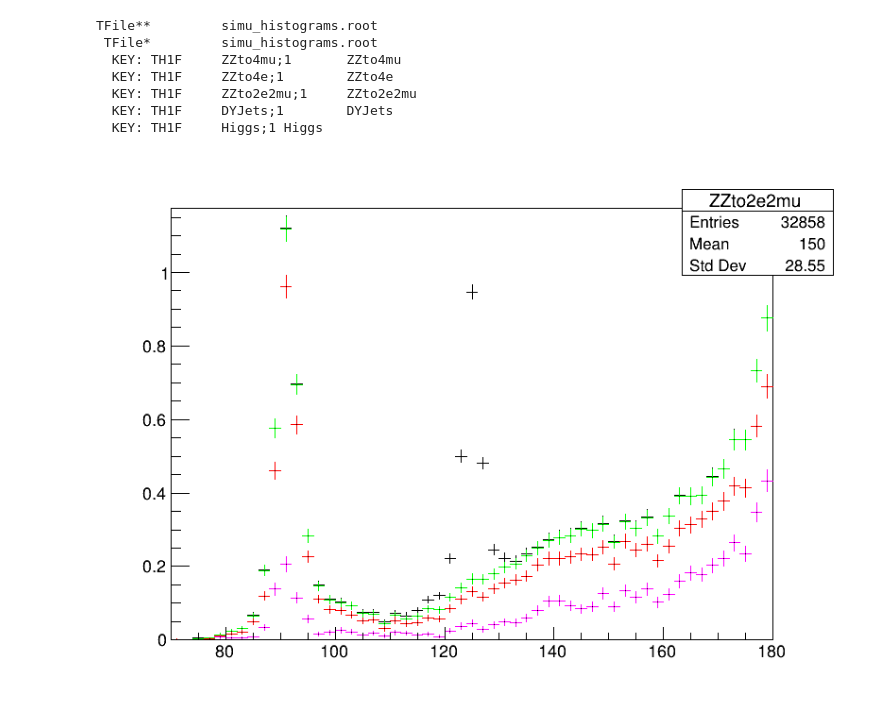
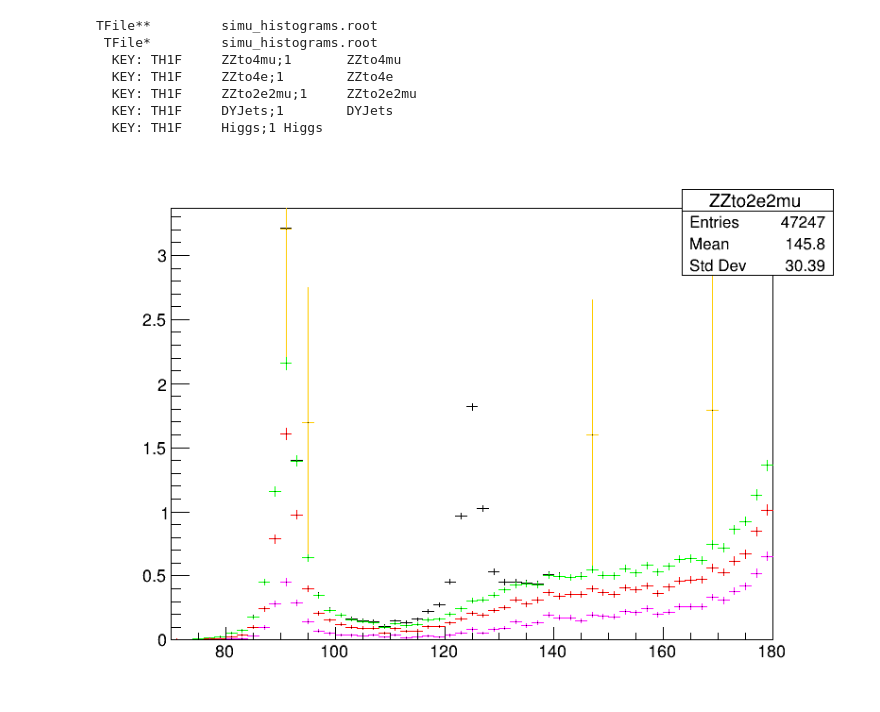
Before and after one commit to robertasgao/cms-opendata-jupyter, a Jupyter notebook: Simulation.ipynb, the cells around one changed output. Cells and saved outputs as stored; diff of their text form; code cells hidden in the pictures.

```diff
--- a/Simulation.ipynb
+++ b/Simulation.ipynb
@@ -793,11 +793,11 @@ SimuTHS = r.THStack()
 # %%
 SimuTHS.Add(inf.Get('ZZto2e2mu'))
 SimuTHS.Add(inf.Get('ZZto4mu'))
 SimuTHS.Add(inf.Get('ZZto4e'))
-#SimuTHS.Add(inf.Get('DYJets'))
+SimuTHS.Add(inf.Get('DYJets'))
 SimuTHS.Add(inf.Get('Higgs'))
 SimuTHS.Draw()
 c.Update()
 c.Draw()
 # %% [output]
-[figure, old version]
+[figure, new version]
```
Also changed, not shown: parts of 20 cells of this notebook, 3 other files.
